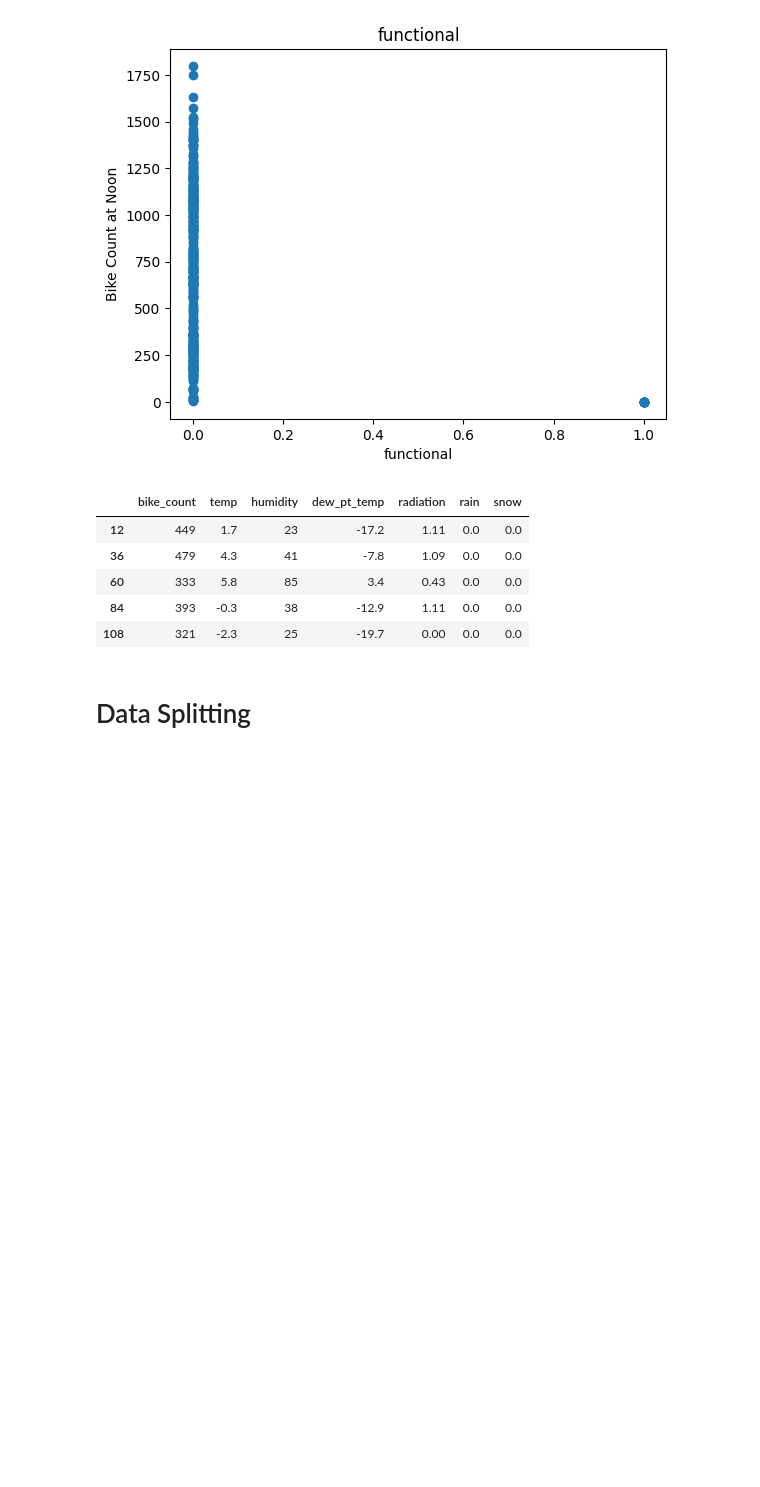
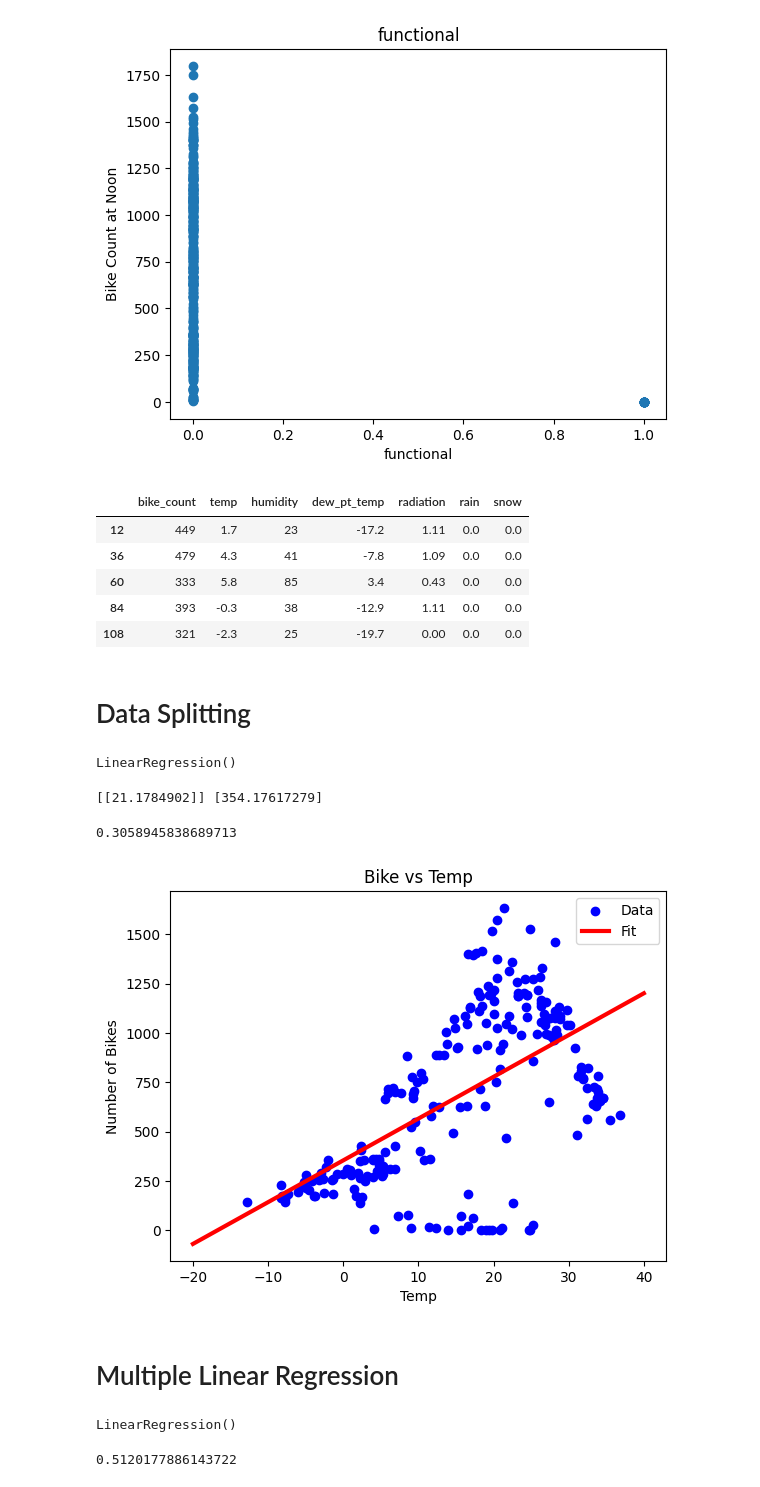
Before and after one commit to psycode99/ML_Algorithms, a Jupyter notebook: Seoul Bike Sharing - Regression.ipynb, the cells around one changed output. Drawn from its saved outputs; the diff is of its cells as text; code cells hidden in the pictures; blank space fills up the shorter version.

Commit message:
linear regression

```diff
--- a/Seoul Bike Sharing - Regression.ipynb
+++ b/Seoul Bike Sharing - Regression.ipynb
@@ -56,3 +56,48 @@ df.head()
 # Data Splitting
 # %%
 train, test, val = np.split(df.sample(frac=1), [int(0.6 * len(df)), int(0.8 * len(df))])
+# %%
+def get_xy(dataframe, y_label, x_labels=None):
+    dataframe = copy.deepcopy(dataframe)
+    if x_labels is None:
+        X = dataframe[[c for c in dataframe.columns if c != y_label]].values
+    else:
+        if len(x_labels) == 1:
+            X = dataframe[x_labels[0]].values.reshape(-1, 1)
+        else:
+            X = dataframe[x_labels].values
+
+    y = dataframe[y_label].values.reshape(-1, 1)
+    data = np.hstack((X, y))
+
+    return data, X, y
+# %%
+_, X_train_temp, y_train_temp = get_xy(train, 'bike_count', x_labels=['temp'])
+_, X_val_temp, y_val_temp = get_xy(val, 'bike_count', x_labels=['temp'])
+_, X_test_temp, y_test_temp = get_xy(test, 'bike_count', x_labels=['temp'])
+# %%
+temp_reg = LinearRegression()
+temp_reg.fit(X_train_temp, y_train_temp)
+# %% [output]
+LinearRegression()
+# %%
+print(temp_reg.coef_, temp_reg.intercept_)
+# %% [output]
+[[21.1784902]] [354.17617279]
+# %%
+temp_reg.score(X_test_temp, y_test_temp)
+# %% [output]
+0.3058945838689713
+# %%
+plt.scatter(X_train_temp, y_train_temp, label='Data', color='blue')
+x = tf.linspace(-20, 40, 100)
+plt.plot(x, temp_reg.predict(np.array(x).reshape(-1, 1)), color='red', label='Fit', linewidth=3)
+plt.legend()
+plt.title('Bike vs Temp')
+plt.ylabel('Number of Bikes')
+plt.xlabel('Temp')
+plt.show()
+# %% [output]
+[figure, added]
+# %% [markdown]
+# Multiple Linear Regression
@@ -58,0 +110,9 @@ train, test, val = np.split(df.sample(frac=1), [int(0.6 * len(df)), int(0.8 * le
+# %%
+all_reg = LinearRegression()
+all_reg.fit(X_train_all, y_train_all)
+# %% [output]
+LinearRegression()
+# %%
+all_reg.score(X_test_all, y_test_all)
+# %% [output]
+0.5120177886143722
```
Also changed, not shown: parts of 1 cell of this notebook.
